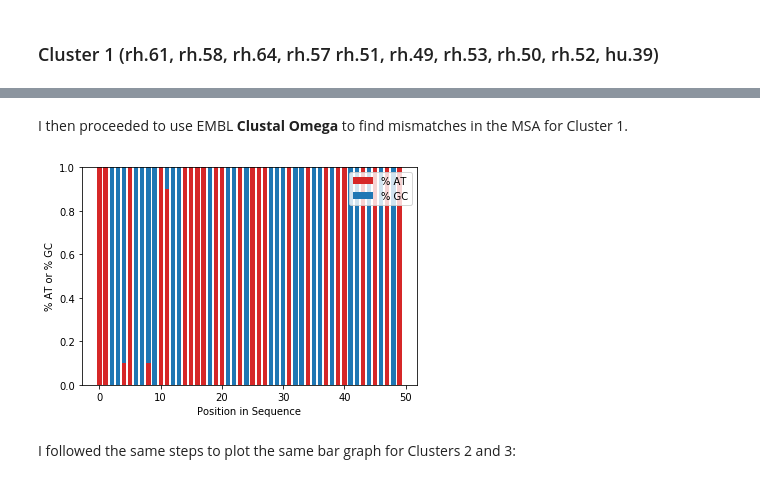
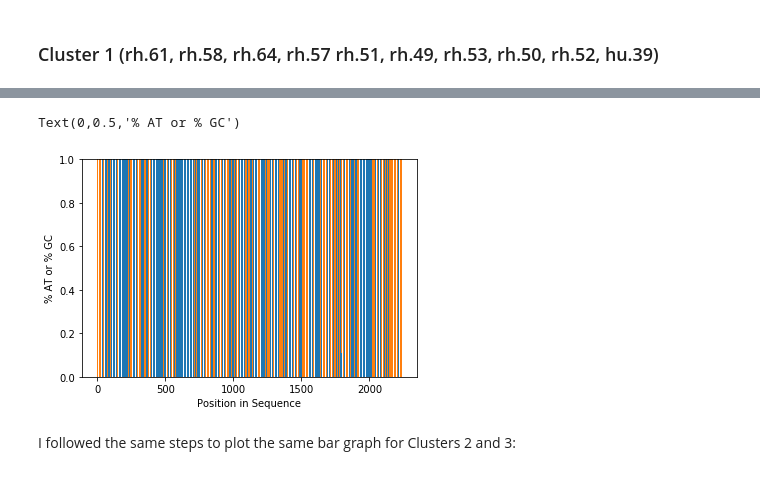
Before and after one commit to michael19348/BioE-131-Labs, a Jupyter notebook: Michael Xu_Lab 2.ipynb, the cells around one changed output, grey strips where cells are left out. Drawn from its saved outputs; the diff is of its cells as text; code cells hidden in the pictures.

Commit message:
Lab 2 Finalized
Modified Lab 2 file for enhanced graphs and code.

```diff
--- a/Michael Xu_Lab 2.ipynb
+++ b/Michael Xu_Lab 2.ipynb
@@ -76,28 +62,38 @@ ATGGCTGCCGATGGTTATCTTCCAGATTGGCTCGAGGACAACCT...TAA rh.64
-# %% [markdown]
-I then proceeded to use EMBL **Clustal Omega** to find mismatches in the MSA for Cluster 1.
-# %%
-import numpy as np
-import matplotlib.pyplot as plt
-
-N = 50
-AT = (1.0, 1.0, 0.0, 0.0, 0.1, 1.0, 0.0, 0.0, 0.1, 0.0, 1.0, 0.9, 0.0, 0.0, 1.0, 1.0, 1.0, 1.0, 0.0, 1.0, 1.0, 0.0, 0.0, 1.0, 0.0, 1.0, 1.0, 1.0, 0.0, 0.0, 0.0, 1.0, 0.0, 0.0, 1.0, 0.0, 0.0, 1.0, 0.0, 1.0, 1.0, 0.0, 0.0, 1.0, 0.0, 1.0, 0.0, 1.0, 0.0, 1.0)
-GC = (0.0, 0.0, 1.0, 1.0, 0.9, 0.0, 1.0, 1.0, 0.9, 1.0, 0.0, 0.1, 1.0, 1.0, 0.0, 0.0, 0.0, 0.0, 1.0, 0.0, 0.0, 1.0, 1.0, 0.0, 1.0, 0.0, 0.0, 0.0, 1.0, 1.0, 1.0, 0.0, 1.0, 1.0, 0.0, 1.0, 1.0, 0.0, 1.0, 0.0, 0.0, 1.0, 1.0, 0.0, 1.0, 0.0, 1.0, 0.0, 1.0, 0.0)
-
-index = np.arange(N)
-width = 0.7
-
-p1 = plt.bar(index, AT, width, color='#d62728')
-p2 = plt.bar(index, GC, width, bottom=AT)
-
-plt.xlabel('Position in Sequence')
-plt.ylabel('% AT or % GC')
-plt.xticks((0, 10, 20, 30, 40, 50))
-plt.yticks((0.0, 0.2, 0.4, 0.6, 0.8, 1.0))
-plt.legend((p1[0], p2[0]), ('% AT', '% GC'))
-
-plt.show()
-# %% [output]
-[figure, removed]
+# %%
+from Bio import SeqIO
+import numpy as np
+
+# This defines each cluster and calculates their GC and total nucleotide count.
+
+cluster1 = ["rh.61","rh.58","rh.64","rh.51","rh.49","rh.53","rh.50","rh.52","hu.39"]
+seqClust1 = []
+for rec in SeqIO.parse("seqs.aligned.fa","fasta"):
+    if rec.name in cluster1:
+        seqClust1.append(rec.seq)
+GCList = [0 for i in seqClust1[0]]
+totalList = [0 for i in seqClust1[0]]
+for rec in seqClust1:
+    for i in range(len(seqClust1[0])):
+        if rec[i] != '-':
+            totalList[i] += 1;
+            if rec[i] == 'G' or rec[i] == 'C':
+                GCList[i] += 1;
+
+reList = []
+for i in range(len(GCList)):
+    if totalList[i] == 0:
+        reList.append(0)
+    else:
+        reList.append(GCList[i] / totalList[i])
+
+# Cluster 1 Bar Graph (orange is % AT, blue is % GC)
+plt.bar((range(len(reList))), reList)
+plt.bar((range(len(reList))), [1-x for x in reList], bottom=reList)
+plt.xlabel('Position in Sequence')
+plt.ylabel('% AT or % GC')
+# %% [output]
+Text(0,0.5,'% AT or % GC')
+[figure, added]
 # %% [markdown]
 I followed the same steps to plot the same bar graph for Clusters 2 and 3:
 # %% [markdown]
```
Also changed, not shown: parts of 10 cells of this notebook.
